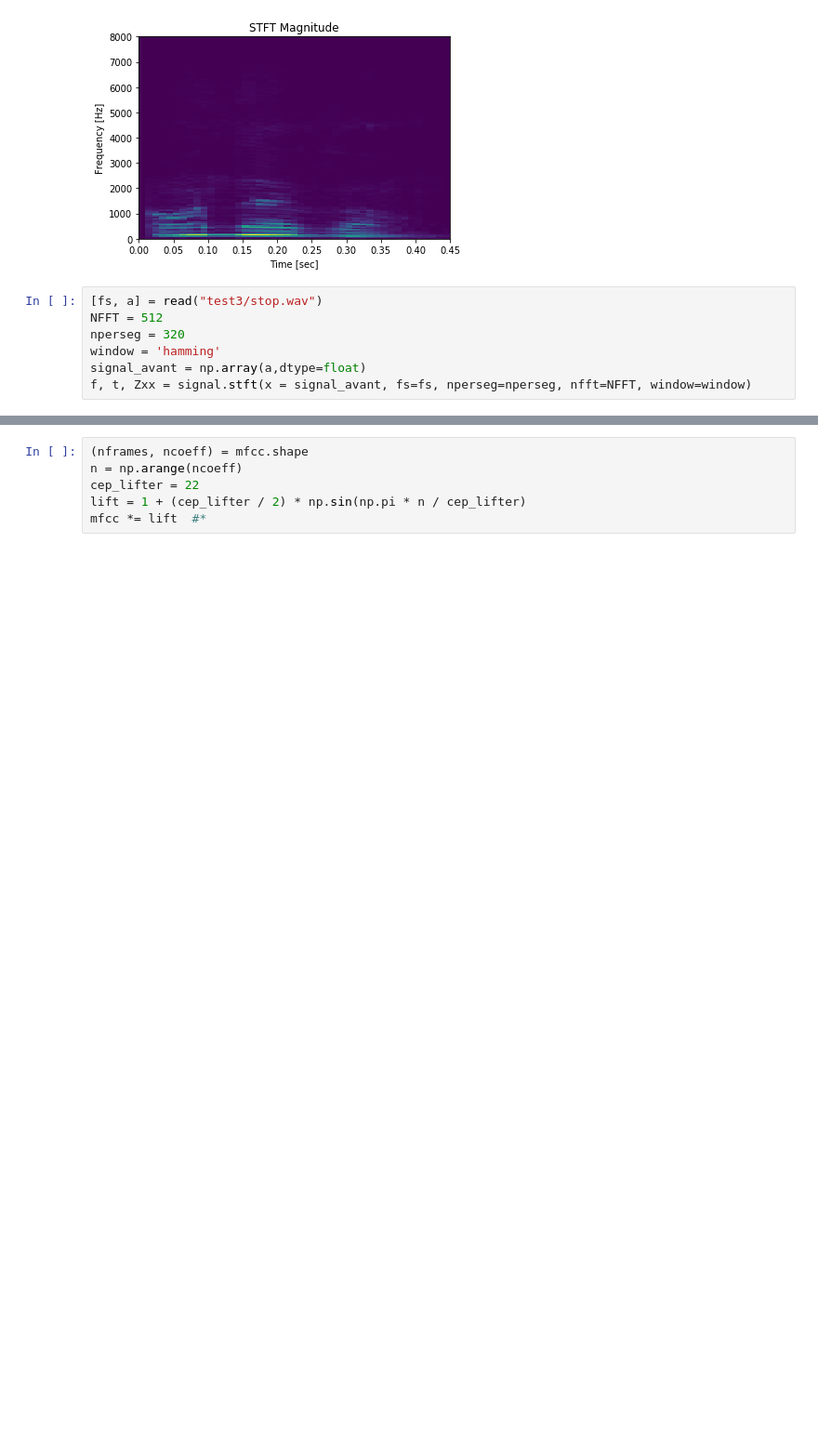
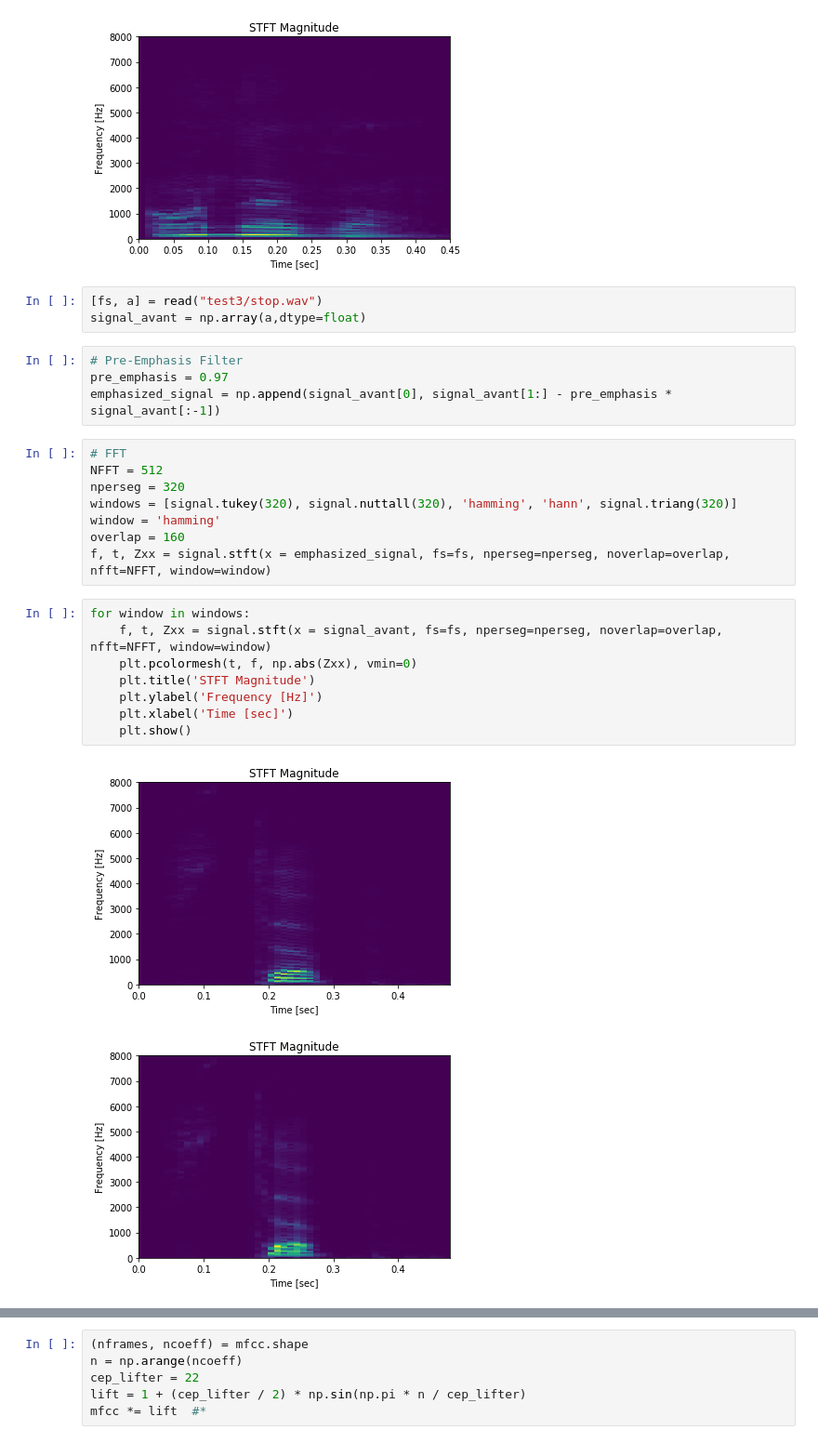
Before and after one commit to simonghrt/sir-speech-robot, a Jupyter notebook: premiere_approche_paul.ipynb, the cells around one changed output, grey strips where cells are left out. Shown: that part at 93% size. Saved outputs shown, nothing was run; the diff lists cells and outputs as text; blank space fills up the shorter version.

Commit message:
Add pre-emphasis filtering

```diff
--- a/premiere_approche_paul.ipynb
+++ b/premiere_approche_paul.ipynb
@@ -98,10 +98,29 @@ for file_ in files:
 [figure]
 [figure]
 [figure]
+# %%
+[fs, a] = read("test3/stop.wav")
+signal_avant = np.array(a,dtype=float)
+# %%
+# Pre-Emphasis Filter
+pre_emphasis = 0.97
+emphasized_signal = np.append(signal_avant[0], signal_avant[1:] - pre_emphasis * signal_avant[:-1])
 # %%
-[fs, a] = read("test3/stop.wav")
+# FFT
 NFFT = 512
 nperseg = 320
+windows = [signal.tukey(320), signal.nuttall(320), 'hamming', 'hann', signal.triang(320)]
 window = 'hamming'
-signal_avant = np.array(a,dtype=float)
-f, t, Zxx = signal.stft(x = signal_avant, fs=fs, nperseg=nperseg, nfft=NFFT, window=window)
+overlap = 160
+f, t, Zxx = signal.stft(x = emphasized_signal, fs=fs, nperseg=nperseg, noverlap=overlap, nfft=NFFT, window=window)
+# %%
+for window in windows:
+    f, t, Zxx = signal.stft(x = signal_avant, fs=fs, nperseg=nperseg, noverlap=overlap, nfft=NFFT, window=window)
+    plt.pcolormesh(t, f, np.abs(Zxx), vmin=0)
+    plt.title('STFT Magnitude')
+    plt.ylabel('Frequency [Hz]')
+    plt.xlabel('Time [sec]')
+    plt.show()
+# %% [output]
+[figure, added]
+[figure, added]
```
Also changed, not shown: parts of 5 cells of this notebook.
